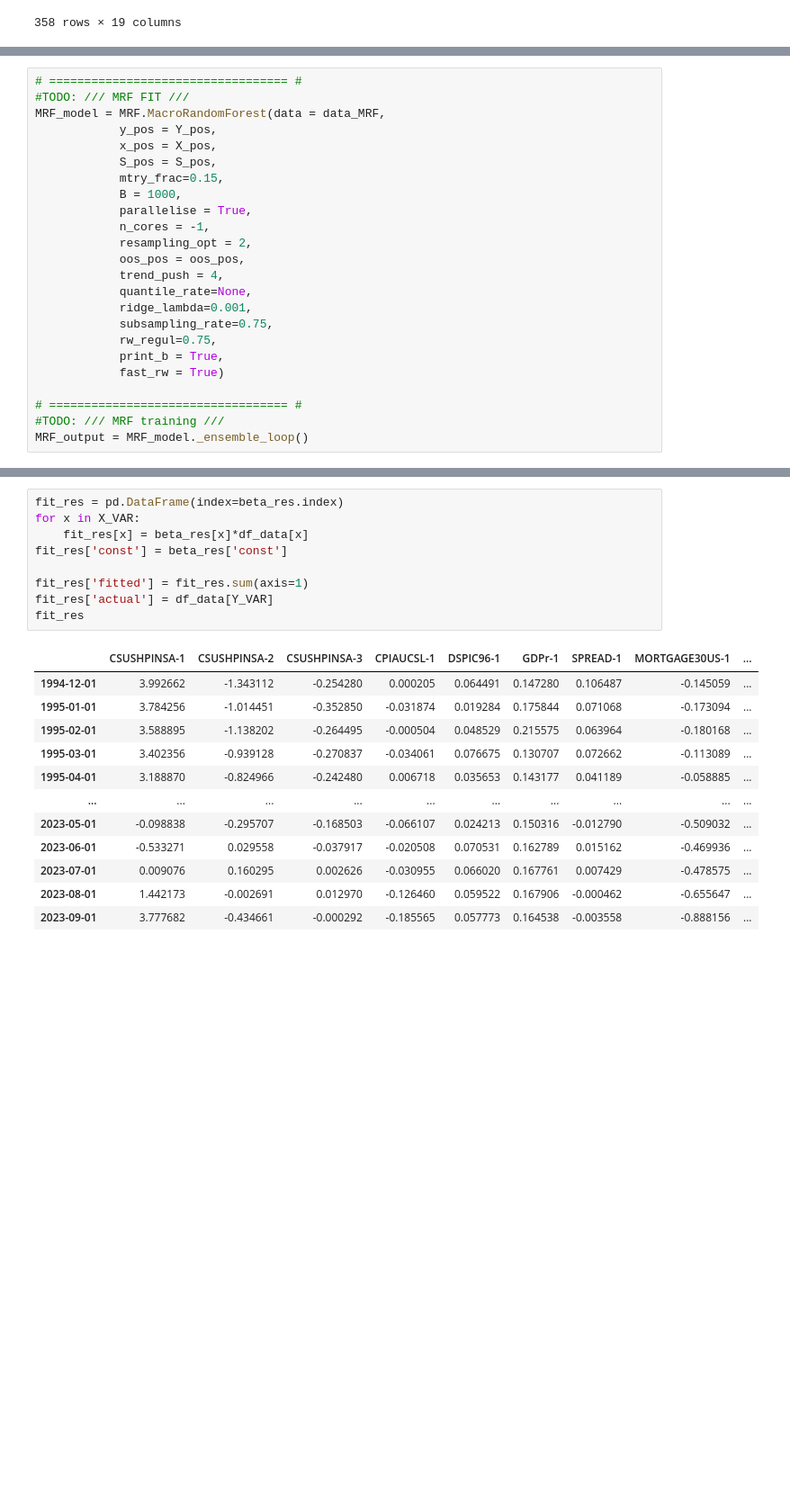
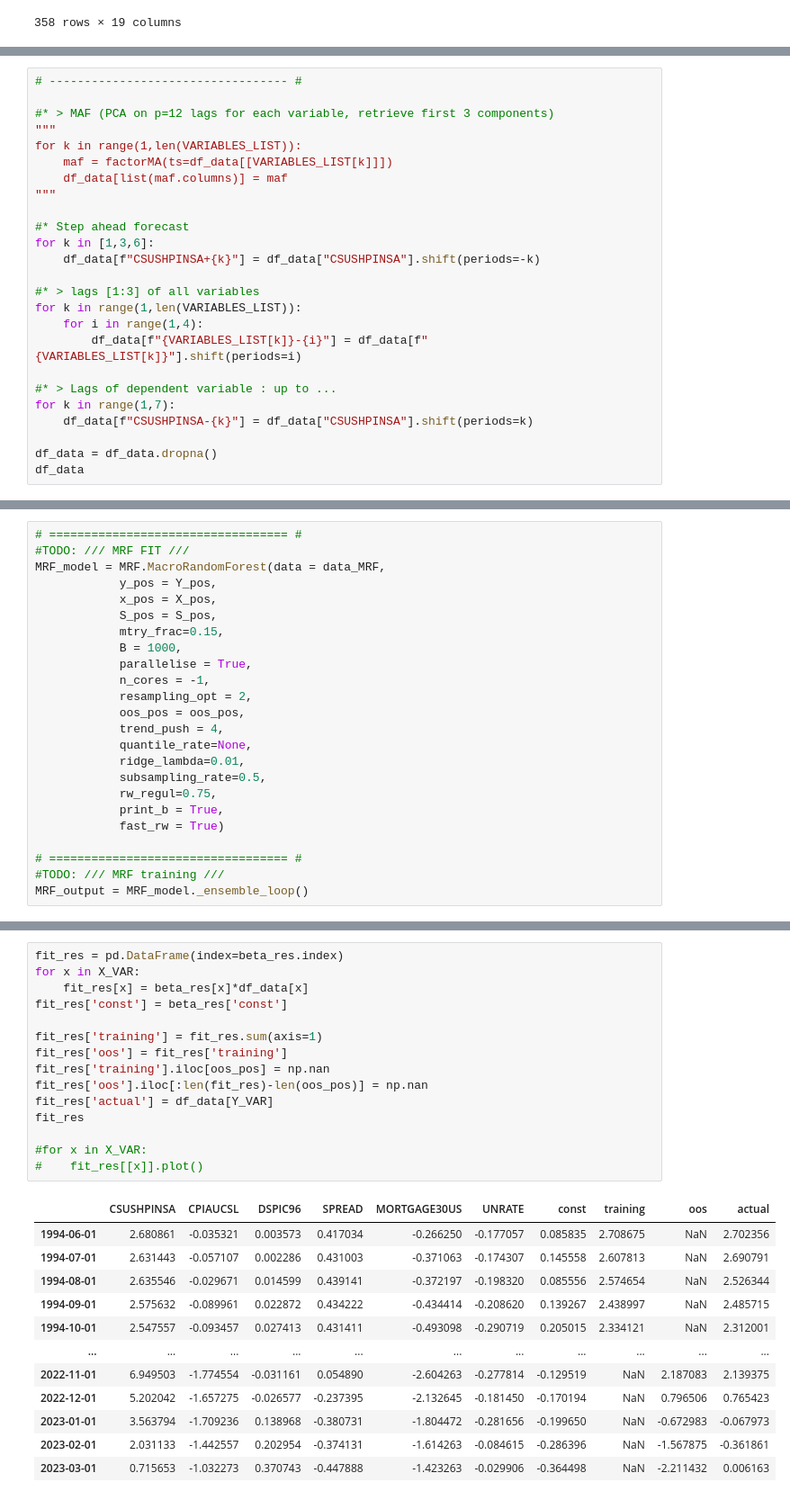
Before and after one commit to PierreRlld/MTS3A, a Jupyter notebook: pierre_test/pr_test.ipynb, the cells around one changed output, grey strips where cells are left out. Shown: that part at 90% size. Cells and saved outputs as stored; diff of their text form; blank space fills up the shorter version.

```diff
--- a/pierre_test/pr_test.ipynb
+++ b/pierre_test/pr_test.ipynb
@@ -286,0 +257,25 @@ df_data
+# %%
+# ---------------------------------- #
+
+#* > MAF (PCA on p=12 lags for each variable, retrieve first 3 components)
+"""
+for k in range(1,len(VARIABLES_LIST)):
+    maf = factorMA(ts=df_data[[VARIABLES_LIST[k]]])
+    df_data[list(maf.columns)] = maf
+"""
+
+#* Step ahead forecast
+for k in [1,3,6]:
+    df_data[f"CSUSHPINSA+{k}"] = df_data["CSUSHPINSA"].shift(periods=-k)
+
+#* > lags [1:3] of all variables
+for k in range(1,len(VARIABLES_LIST)):
+    for i in range(1,4):
+        df_data[f"{VARIABLES_LIST[k]}-{i}"] = df_data[f"{VARIABLES_LIST[k]}"].shift(periods=i)
+
+#* > Lags of dependent variable : up to ...
+for k in range(1,7):
+    df_data[f"CSUSHPINSA-{k}"] = df_data["CSUSHPINSA"].shift(periods=k)
+
+df_data = df_data.dropna()
+df_data
@@ -336,8 +365,8 @@ MRF_model = MRF.MacroRandomForest(data = data_MRF,
             oos_pos = oos_pos,
             trend_push = 4,
             quantile_rate=None,
-            ridge_lambda=0.001,
-            subsampling_rate=0.75,
+            ridge_lambda=0.01,
+            subsampling_rate=0.5,
             rw_regul=0.75,
             print_b = True,
             fast_rw = True)
@@ -387,22 +420,28 @@ beta_res
 # %%
 fit_res = pd.DataFrame(index=beta_res.index)
 for x in X_VAR:
     fit_res[x] = beta_res[x]*df_data[x]
 fit_res['const'] = beta_res['const']
 
-fit_res['fitted'] = fit_res.sum(axis=1)
+fit_res['training'] = fit_res.sum(axis=1)
+fit_res['oos'] = fit_res['training']
+fit_res['training'].iloc[oos_pos] = np.nan
+fit_res['oos'].iloc[:len(fit_res)-len(oos_pos)] = np.nan
 fit_res['actual'] = df_data[Y_VAR]
 fit_res
+
+#for x in X_VAR:
+#    fit_res[[x]].plot()
 # %% [output]
-|  | CSUSHPINSA-1 | CSUSHPINSA-2 | CSUSHPINSA-3 | CPIAUCSL-1 | DSPIC96-1 | GDPr-1 | SPREAD-1 | MORTGAGE30US-1 | ... |
-| 1994-12-01 | 3.992662 | -1.343112 | -0.254280 | 0.000205 | 0.064491 | 0.147280 | 0.106487 | -0.145059 | ... |
-| 1995-01-01 | 3.784256 | -1.014451 | -0.352850 | -0.031874 | 0.019284 | 0.175844 | 0.071068 | -0.173094 | ... |
-| 1995-02-01 | 3.588895 | -1.138202 | -0.264495 | -0.000504 | 0.048529 | 0.215575 | 0.063964 | -0.180168 | ... |
-| 1995-03-01 | 3.402356 | -0.939128 | -0.270837 | -0.034061 | 0.076675 | 0.130707 | 0.072662 | -0.113089 | ... |
-| 1995-04-01 | 3.188870 | -0.824966 | -0.242480 | 0.006718 | 0.035653 | 0.143177 | 0.041189 | -0.058885 | ... |
-| ... | ... | ... | ... | ... | ... | ... | ... | ... | ... |
-| 2023-05-01 | -0.098838 | -0.295707 | -0.168503 | -0.066107 | 0.024213 | 0.150316 | -0.012790 | -0.509032 | ... |
-| 2023-06-01 | -0.533271 | 0.029558 | -0.037917 | -0.020508 | 0.070531 | 0.162789 | 0.015162 | -0.469936 | ... |
-| 2023-07-01 | 0.009076 | 0.160295 | 0.002626 | -0.030955 | 0.066020 | 0.167761 | 0.007429 | -0.478575 | ... |
-| 2023-08-01 | 1.442173 | -0.002691 | 0.012970 | -0.126460 | 0.059522 | 0.167906 | -0.000462 | -0.655647 | ... |
-| 2023-09-01 | 3.777682 | -0.434661 | -0.000292 | -0.185565 | 0.057773 | 0.164538 | -0.003558 | -0.888156 | ... |
+|  | CSUSHPINSA | CPIAUCSL | DSPIC96 | SPREAD | MORTGAGE30US | UNRATE | const | training | oos | actual |
+| 1994-06-01 | 2.680861 | -0.035321 | 0.003573 | 0.417034 | -0.266250 | -0.177057 | 0.085835 | 2.708675 | NaN | 2.702356 |
+| 1994-07-01 | 2.631443 | -0.057107 | 0.002286 | 0.431003 | -0.371063 | -0.174307 | 0.145558 | 2.607813 | NaN | 2.690791 |
+| 1994-08-01 | 2.635546 | -0.029671 | 0.014599 | 0.439141 | -0.372197 | -0.198320 | 0.085556 | 2.574654 | NaN | 2.526344 |
+| 1994-09-01 | 2.575632 | -0.089961 | 0.022872 | 0.434222 | -0.434414 | -0.208620 | 0.139267 | 2.438997 | NaN | 2.485715 |
+| 1994-10-01 | 2.547557 | -0.093457 | 0.027413 | 0.431411 | -0.493098 | -0.290719 | 0.205015 | 2.334121 | NaN | 2.312001 |
+| ... | ... | ... | ... | ... | ... | ... | ... | ... | ... | ... |
+| 2022-11-01 | 6.949503 | -1.774554 | -0.031161 | 0.054890 | -2.604263 | -0.277814 | -0.129519 | NaN | 2.187083 | 2.139375 |
+| 2022-12-01 | 5.202042 | -1.657275 | -0.026577 | -0.237395 | -2.132645 | -0.181450 | -0.170194 | NaN | 0.796506 | 0.765423 |
+| 2023-01-01 | 3.563794 | -1.709236 | 0.138968 | -0.380731 | -1.804472 | -0.281656 | -0.199650 | NaN | -0.672983 | -0.067973 |
+| 2023-02-01 | 2.031133 | -1.442557 | 0.202954 | -0.374131 | -1.614263 | -0.084615 | -0.286396 | NaN | -1.567875 | -0.361861 |
+| 2023-03-01 | 0.715653 | -1.032273 | 0.370743 | -0.447888 | -1.423263 | -0.029906 | -0.364498 | NaN | -2.211432 | 0.006163 |
```
Also changed, not shown: parts of 20 cells of this notebook, 2 other files.
